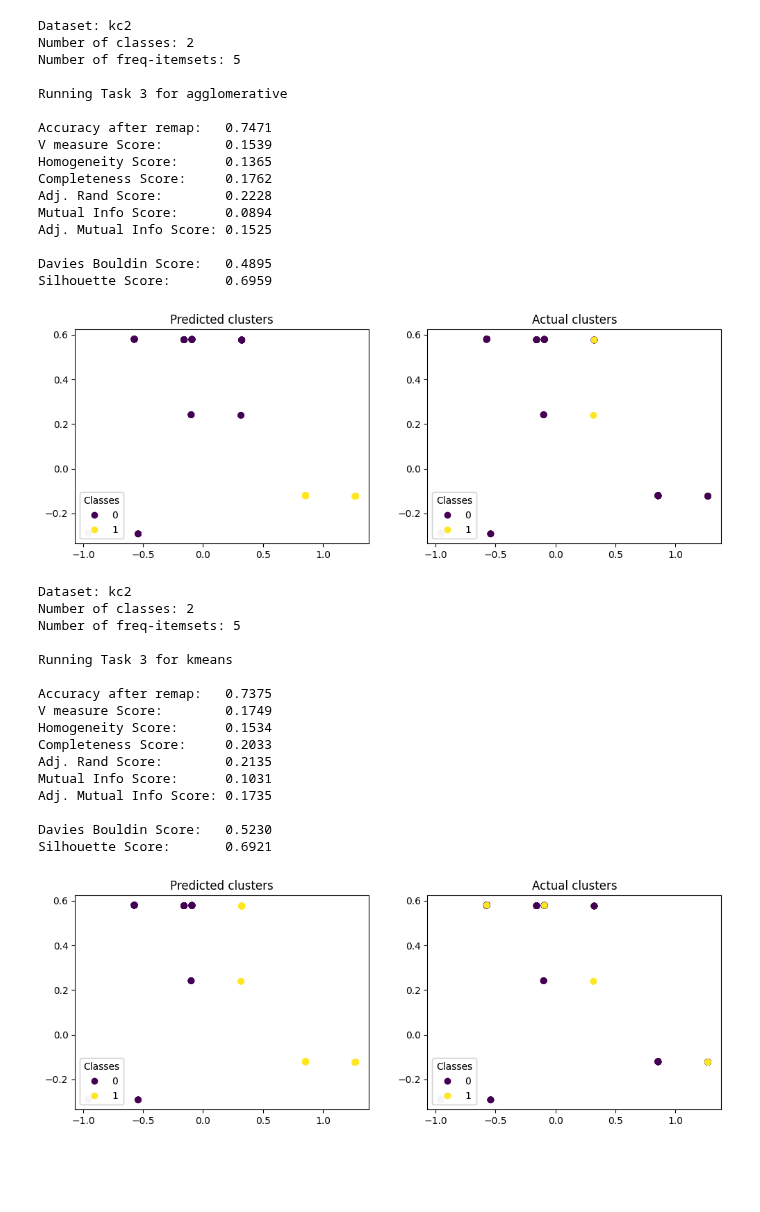
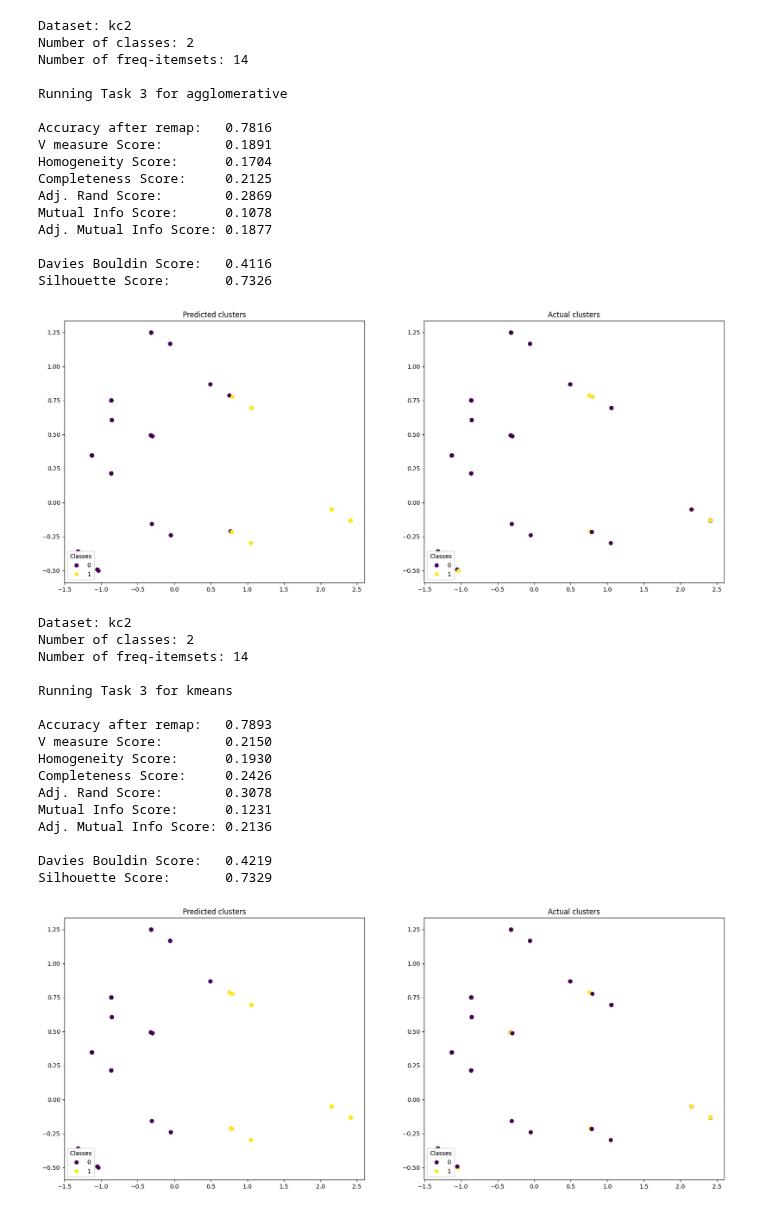
Before and after one commit to siddhantpathakk/FrequentMining, a Jupyter notebook: task3.ipynb, the cells around one changed output. Drawn from its saved outputs; the diff is of its cells as text; code cells hidden in the pictures; blank space fills up the shorter version.

```diff
--- a/task3.ipynb
+++ b/task3.ipynb
@@ -68,40 +68,40 @@ Silhouette Score:       0.3330
 # %%
 algo_name = 'agglomerative'
 dataset_name = 'kc2'
 
 df, target, num_classes = load_data(name=dataset_name)
-fi = get_frequent_itemsets(df, minsup=0.35)
+fi = get_frequent_itemsets(df, minsup=0.3)
 df = make_cluster_df(df, fi)
 
 print('Dataset: {}'.format(dataset_name))
 print('Number of classes: {}'.format(num_classes))
 print('Number of freq-itemsets: {}\n'.format(len(fi)))
 
 task3(df, target, num_classes, algo_name)
 # %% [output]
 Dataset: kc2
 Number of classes: 2
-Number of freq-itemsets: 5
+Number of freq-itemsets: 14
 
 Running Task 3 for agglomerative
 
-Accuracy after remap:   0.7471
-V measure Score:        0.1539
-Homogeneity Score:      0.1365
-Completeness Score:     0.1762
-Adj. Rand Score:        0.2228
-Mutual Info Score:      0.0894
-Adj. Mutual Info Score: 0.1525
+Accuracy after remap:   0.7816
+V measure Score:        0.1891
+Homogeneity Score:      0.1704
+Completeness Score:     0.2125
+Adj. Rand Score:        0.2869
+Mutual Info Score:      0.1078
+Adj. Mutual Info Score: 0.1877
 
-Davies Bouldin Score:   0.4895
-Silhouette Score:       0.6959
+Davies Bouldin Score:   0.4116
+Silhouette Score:       0.7326
-[figure, old version]
+[figure, new version]
 # %%
 algo_name = 'kmeans'
 dataset_name = 'kc2'
 
 df, target, num_classes = load_data(name=dataset_name)
-fi = get_frequent_itemsets(df, minsup=0.35)
+fi = get_frequent_itemsets(df, minsup=0.3)
 df = make_cluster_df(df, fi)
 
 print('Dataset: {}'.format(dataset_name))
@@ -112,18 +112,18 @@ task3(df, target, num_classes, algo_name)
 # %% [output]
 Dataset: kc2
 Number of classes: 2
-Number of freq-itemsets: 5
+Number of freq-itemsets: 14
 
 Running Task 3 for kmeans
 
-Accuracy after remap:   0.7375
-V measure Score:        0.1749
-Homogeneity Score:      0.1534
-Completeness Score:     0.2033
-Adj. Rand Score:        0.2135
-Mutual Info Score:      0.1031
-Adj. Mutual Info Score: 0.1735
+Accuracy after remap:   0.7893
+V measure Score:        0.2150
+Homogeneity Score:      0.1930
+Completeness Score:     0.2426
+Adj. Rand Score:        0.3078
+Mutual Info Score:      0.1231
+Adj. Mutual Info Score: 0.2136
 
-Davies Bouldin Score:   0.5230
-Silhouette Score:       0.6921
+Davies Bouldin Score:   0.4219
+Silhouette Score:       0.7329
-[figure, old version]
+[figure, new version]
```
Also changed, not shown: parts of 2 cells of this notebook.
